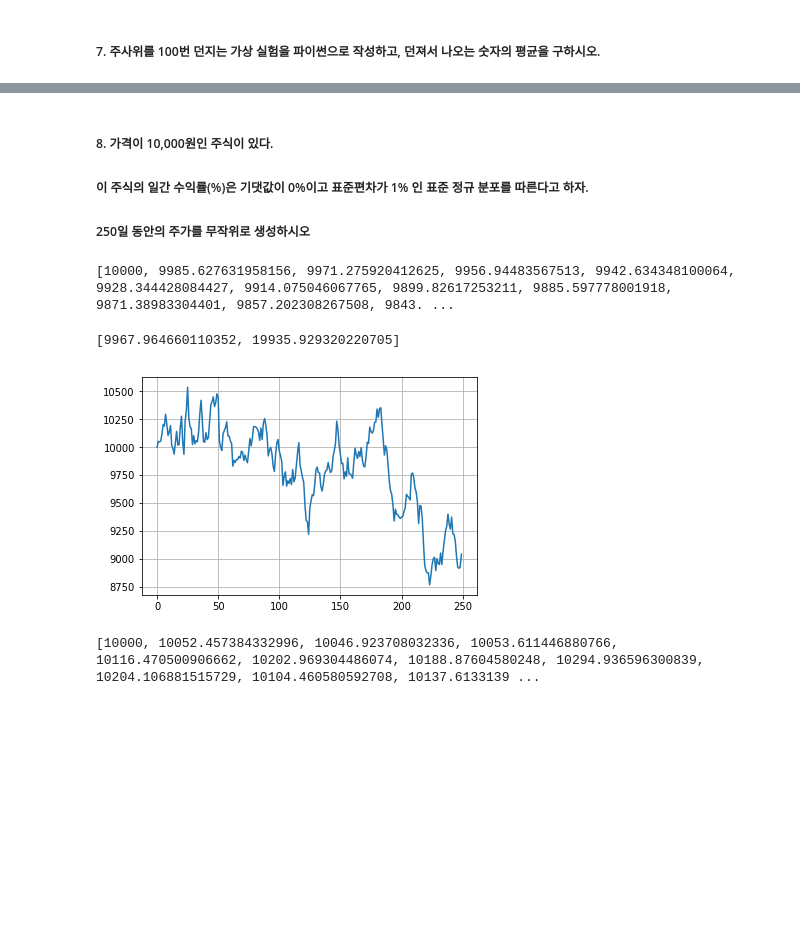
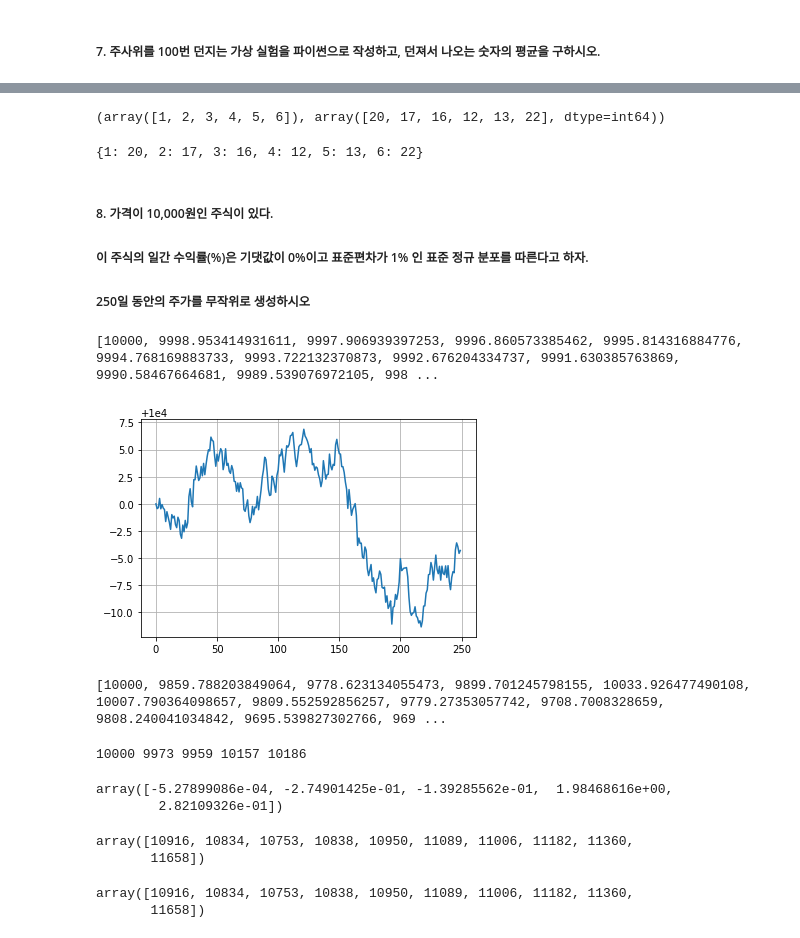
Before and after one commit to Lunawood/DataAnalysis-Lecture-2022.04, a Jupyter notebook: Assignment/Numpy.ipynb, the cells around one changed output, grey strips where cells are left out. Cells and saved outputs as stored; diff of their text form; code cells hidden in the pictures; blank space fills up the shorter version.

```diff
--- a/Assignment/Numpy.ipynb
+++ b/Assignment/Numpy.ipynb
@@ -127,3 +286,13 @@ print(dice.mean())
+# %%
+# dice array에서 고유값 및 그 갯수
+np.unique(dice, return_counts=True)
+# %% [output]
+(array([1, 2, 3, 4, 5, 6]), array([20, 17, 16, 12, 13, 22], dtype=int64))
+# %%
+unique, counts = np.unique(dice, return_counts=True)
+dict(zip(unique, counts))
+# %% [output]
+{1: 20, 2: 17, 3: 16, 4: 12, 5: 13, 6: 22}
 # %% [markdown]
 ##### 8. 가격이 10,000원인 주식이 있다.
 #####     이 주식의 일간 수익률(%)은 기댓값이 0%이고 표준편차가 1% 인 표준 정규 분포를 따른다고 하자.
@@ -136,32 +305,71 @@ def invest(x, y, day):
         return l
     x += x * (y[i] / 100)
     invest(x, y, day-1)
-y = np.random.randn(250)
+y = np.random.normal(0, 0.01, 250)
 invest(10000, y, 250)
 print(l)
 # %% [output]
-[10000, 9985.627631958156, 9971.275920412625, 9956.94483567513, 9942.634348100064, 9928.344428084427, 9914.075046067765, 9899.82617253211, 9885.597778001918, 9871.38983304401, 9857.202308267508, 9843. ...
+[10000, 9998.953414931611, 9997.906939397253, 9996.860573385462, 9995.814316884776, 9994.768169883733, 9993.722132370873, 9992.676204334737, 9991.630385763869, 9990.58467664681, 9989.539076972105, 998 ...
-# %%
-y = np.random.randn(250)
-l = list(map(lambda x: x + x * (y[0] / 100), [10000, 20000]))
-print(l)
-# %% [output]
-[9967.964660110352, 19935.929320220705]
 # %%
 import matplotlib.pyplot as plt
-y = np.random.randn(250)
+y = np.random.normal(0, 0.01, 250)
 x = 10000
 l = []
 for i in range(250):
     l.append(x)
     x += x * (y[i] / 100)
 
 plt.plot(l)
 plt.grid()
 plt.show()
 # %% [output]
-[figure, old version]
+[figure, new version]
 # %%
 print(l)
 # %% [output]
-[10000, 10052.457384332996, 10046.923708032336, 10053.611446880766, 10116.470500906662, 10202.969304486074, 10188.87604580248, 10294.936596300839, 10204.106881515729, 10104.460580592708, 10137.6133139 ...
+[10000, 9859.788203849064, 9778.623134055473, 9899.701245798155, 10033.926477490108, 10007.790364098657, 9809.552592856257, 9779.27353057742, 9708.7008328659, 9808.240041034842, 9695.539827302766, 969 ...
+# %%
+# 5개만 먼저 테스트
+np.random.seed(2022)
+rate = np.random.normal(0, 0.01, 5)
+price = 10000
+for i in range(5):
+    price = np.round(price * (1 + rate[i]))
+    print(int(price), end=' ')
+# %% [output]
+10000 9973 9959 10157 10186
+# %%
+# 위에서 구한 이자율(%)
+rate * 100
+# %% [output]
+array([-5.27899086e-04, -2.74901425e-01, -1.39285562e-01,  1.98468616e+00,
+        2.82109326e-01])
+# %%
+# 정규분포, 리스트 활용
+np.random.seed(2022)
+rate = np.random.normal(0, 0.01, 250)
+price = 10000
+price_list = []
+for i in range(250):
+    price = price + np.round(price * rate[i])
+    price_list.append(price)
+
+price_array = np.array(price_list, dtype=np.int32)
+price_array[-10:]
+# %% [output]
+array([10916, 10834, 10753, 10838, 10950, 11089, 11006, 11182, 11360,
+       11658])
+# %%
+# 정규분포, 어레이 활용
+np.random.seed(2022)
+rate = np.random.normal(0, 0.01, 250)
+price = 10000
+price_list = []
+for i in range(250):
+    price = price + np.round(price * rate[i])
+    price_array[i] = price
+
+price_array[-10:]
+# %% [output]
+array([10916, 10834, 10753, 10838, 10950, 11089, 11006, 11182, 11360,
+       11658])
```
Also changed, not shown: parts of 31 cells of this notebook, 1 other file.
